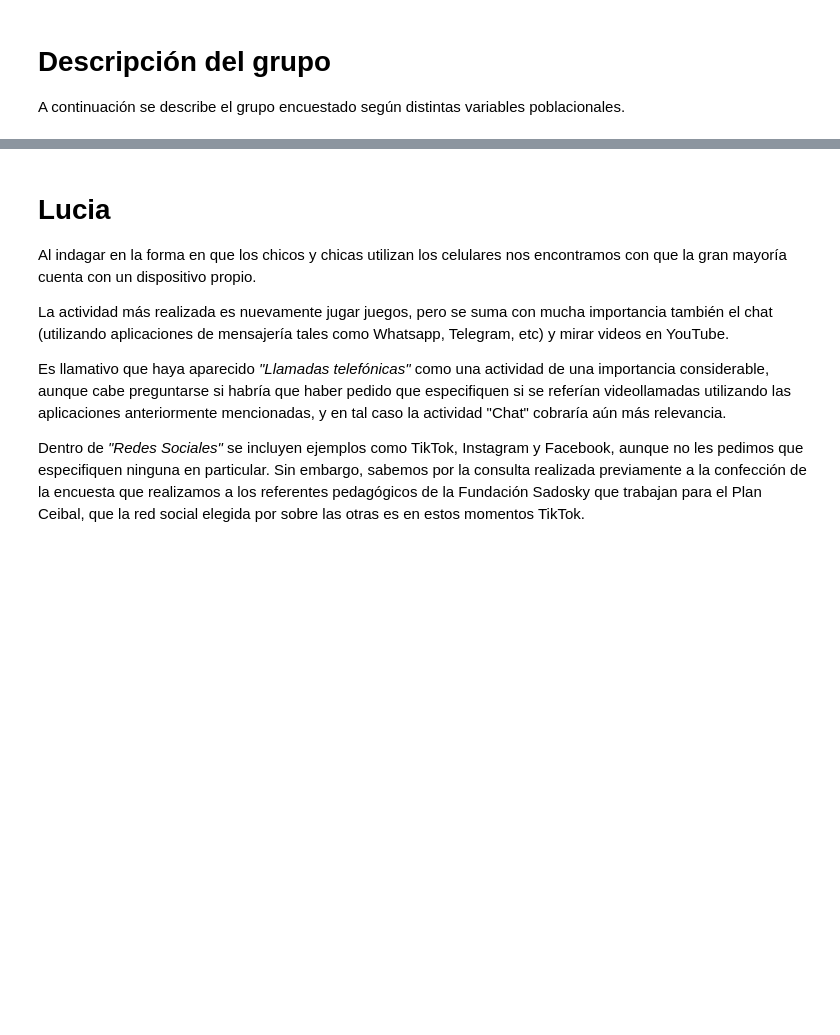
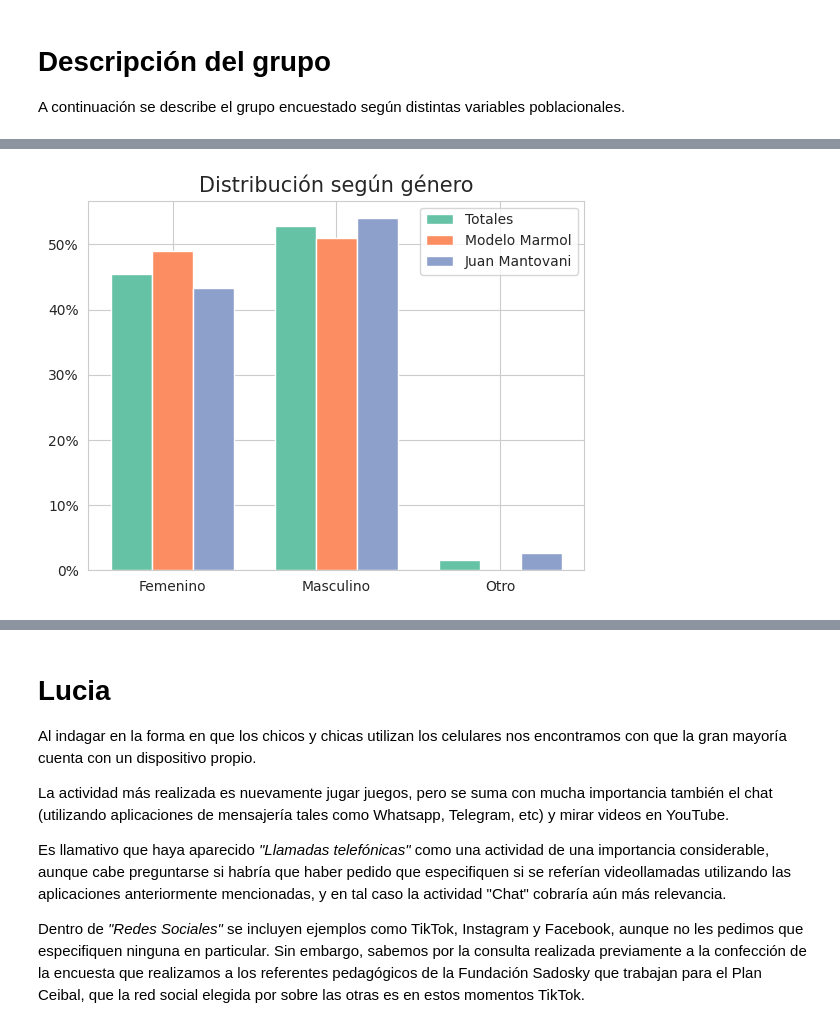
Before and after one commit to fedesassone/tesis, a Jupyter notebook: notebooks/Poblacional.ipynb, the cells around one changed output, grey strips where cells are left out. Cells and saved outputs as stored; diff of their text form; code cells hidden in the pictures; blank space fills up the shorter version.

```diff
--- a/notebooks/Poblacional.ipynb
+++ b/notebooks/Poblacional.ipynb
@@ -470,0 +104,25 @@ plt.savefig('28.pdf')
+# %%
+# Distribución según género
+data_total = df_fe["genero"].value_counts(normalize=True).sort_index()
+data_marmol = marmol["genero"].value_counts(normalize=True).sort_index()
+data_mantovani = mantovani["genero"].value_counts(normalize=True).sort_index()
+
+data_marmol["Otro"] = 0.0
+
+bar_width = 0.25
+
+br1 = np.arange(len(data_total))
+br2 = [x + bar_width for x in br1]
+br3 = [x + bar_width for x in br2]
+
+plt.bar(br1,data_total, width=bar_width, label = 'Totales')
+plt.bar(br2,data_marmol, width=bar_width, label = 'Modelo Marmol')
+plt.bar(br3,data_mantovani, width=bar_width, label = 'Juan Mantovani')
+
+plt.gca().yaxis.set_major_formatter(PercentFormatter(1))
+plt.title("Distribución según género", fontsize=15)
+plt.xticks([r + bar_width for r in range(len(data_total))], [id for id in data_total.sort_index().index])
+plt.legend()
+plt.savefig('2.png')
+# %% [output]
+[figure, added]
```
Also changed, not shown: parts of 42 cells of this notebook, 36 other files.
